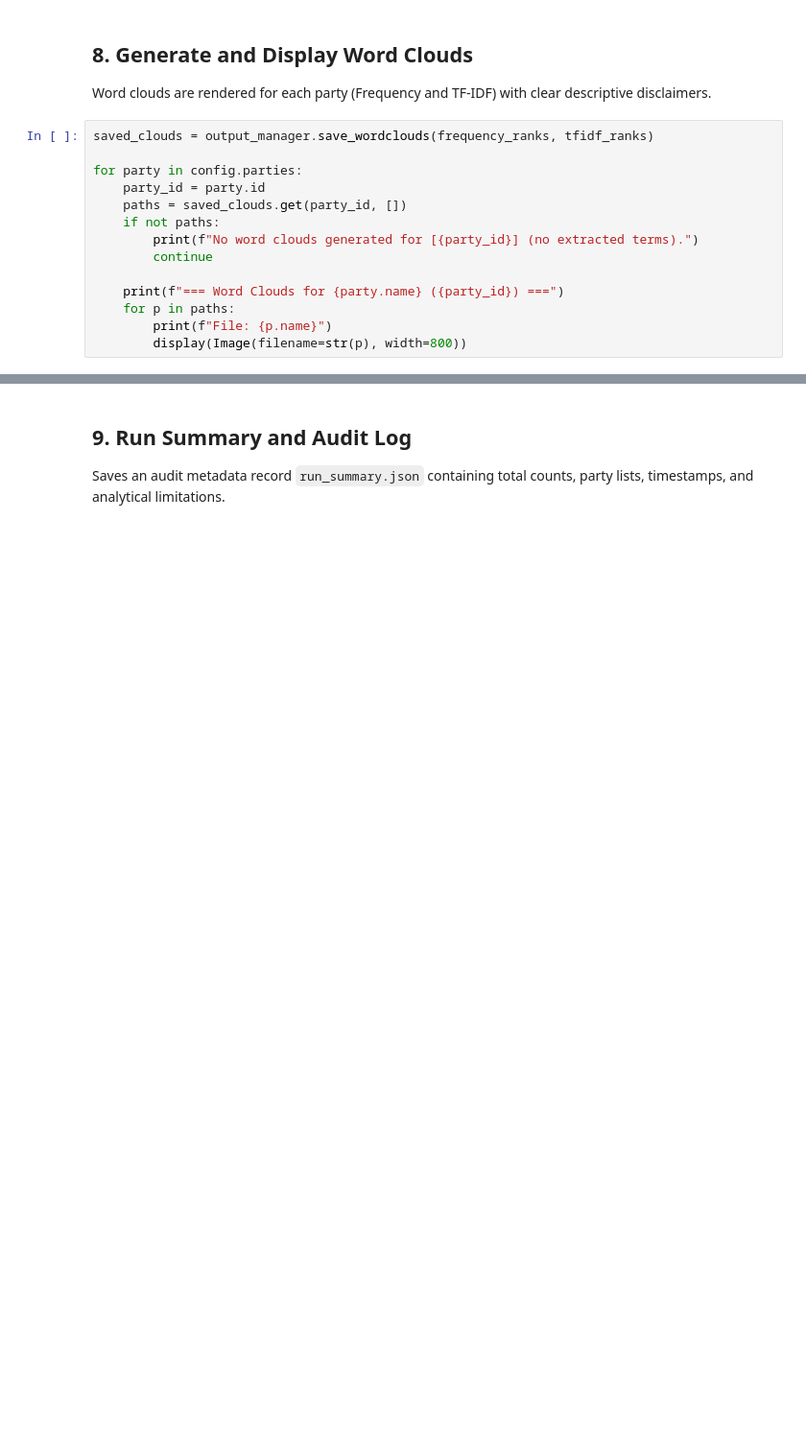
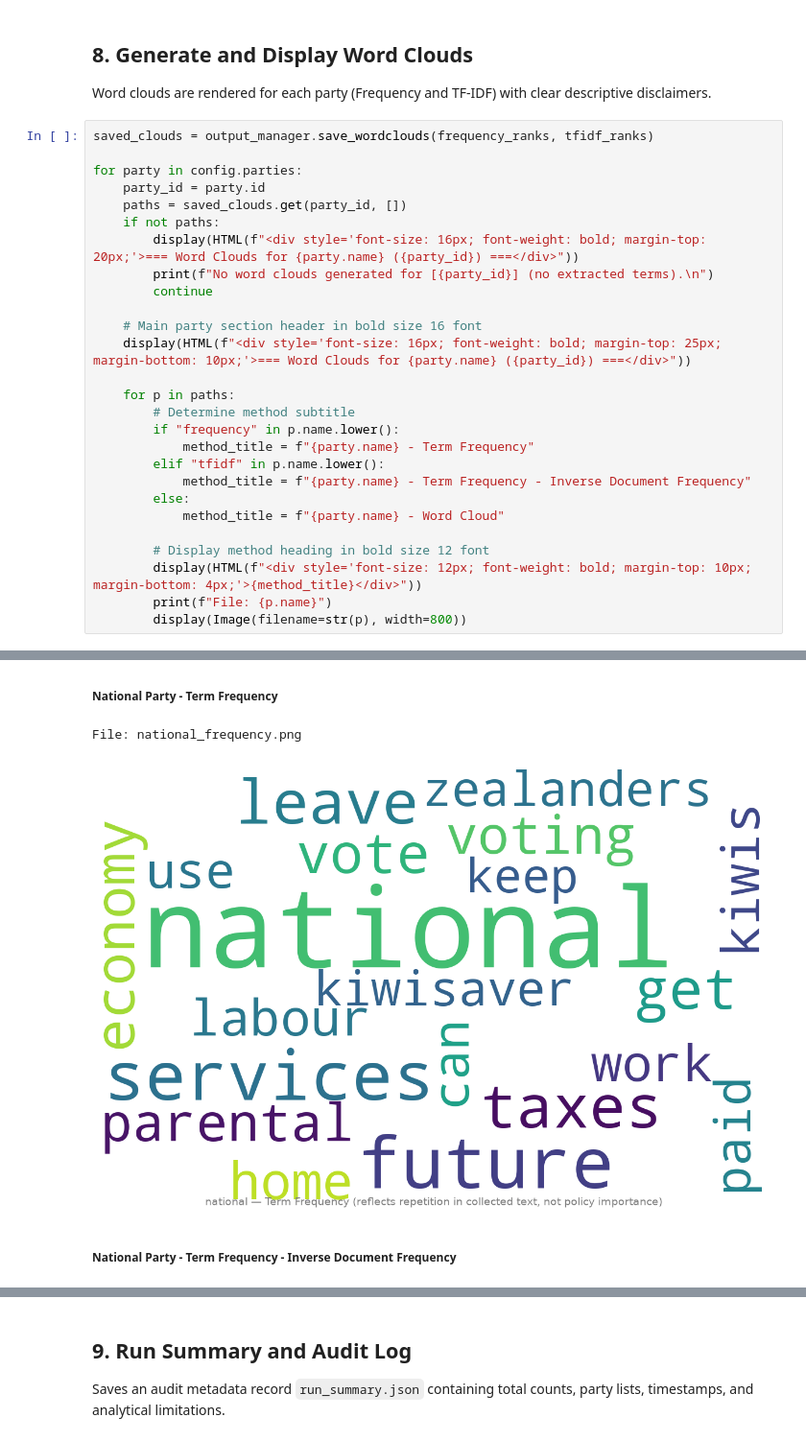
Before and after one commit to gilgamesh7/NZ_Election_Policies_Word_Cloud, a Jupyter notebook: notebooks/nz_policy_wordcloud.ipynb, the cells around one changed output, grey strips where cells are left out. Shown at 96% size. Cells and saved outputs as stored; diff of their text form; blank space fills up the shorter version.

```diff
--- a/notebooks/nz_policy_wordcloud.ipynb
+++ b/notebooks/nz_policy_wordcloud.ipynb
@@ -160,10 +228,24 @@ for party in config.parties:
     party_id = party.id
     paths = saved_clouds.get(party_id, [])
     if not paths:
-        print(f"No word clouds generated for [{party_id}] (no extracted terms).")
+        display(HTML(f"<div style='font-size: 16px; font-weight: bold; margin-top: 20px;'>=== Word Clouds for {party.name} ({party_id}) ===</div>"))
+        print(f"No word clouds generated for [{party_id}] (no extracted terms).\n")
         continue
 
-    print(f"=== Word Clouds for {party.name} ({party_id}) ===")
+    # Main party section header in bold size 16 font
+    display(HTML(f"<div style='font-size: 16px; font-weight: bold; margin-top: 25px; margin-bottom: 10px;'>=== Word Clouds for {party.name} ({party_id}) ===</div>"))
+
     for p in paths:
+        # Determine method subtitle
+        if "frequency" in p.name.lower():
+            method_title = f"{party.name} - Term Frequency"
+        elif "tfidf" in p.name.lower():
+            method_title = f"{party.name} - Term Frequency - Inverse Document Frequency"
+        else:
+            method_title = f"{party.name} - Word Cloud"
+
+        # Display method heading in bold size 12 font
+        display(HTML(f"<div style='font-size: 12px; font-weight: bold; margin-top: 10px; margin-bottom: 4px;'>{method_title}</div>"))
         print(f"File: {p.name}")
         display(Image(filename=str(p), width=800))
+# %% [output]
@@ -169,0 +253,4 @@ for party in config.parties:
+National Party - Term Frequency
+File: national_frequency.png
+[figure, added]
+National Party - Term Frequency - Inverse Document Frequency
```
Also changed, not shown: parts of 9 cells of this notebook.
